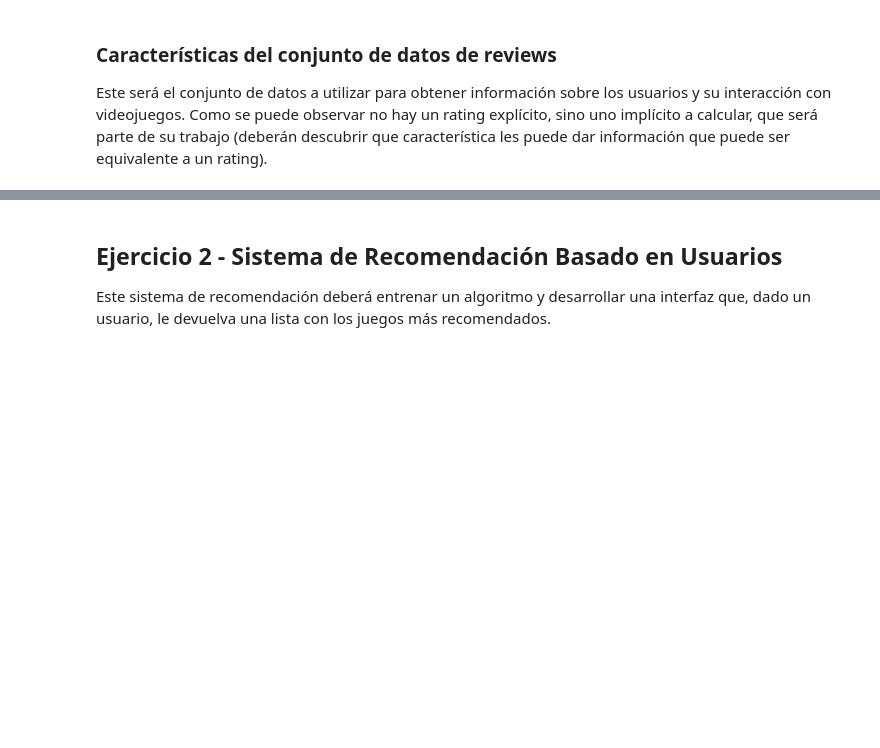
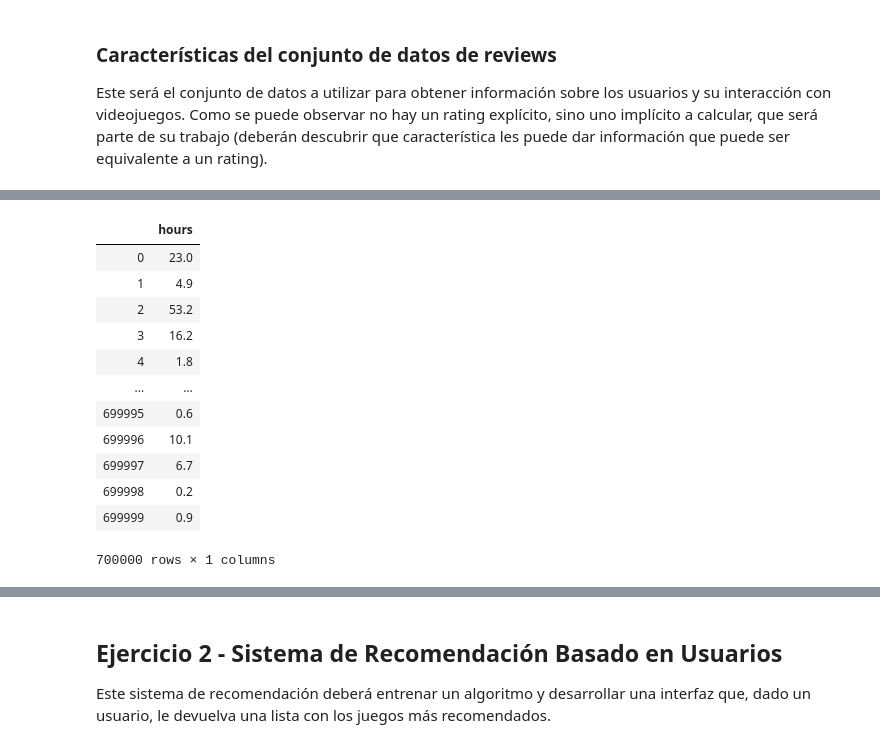
Before and after one commit to cnoeliachaves/diplodatos, a Jupyter notebook: SistemasDeRecomendacion/practico_2.ipynb, the cells around one changed output, grey strips where cells are left out. Drawn from its saved outputs; the diff is of its cells as text; code cells hidden in the pictures; blank space fills up the shorter version.

```diff
--- a/SistemasDeRecomendacion/practico_2.ipynb
+++ b/SistemasDeRecomendacion/practico_2.ipynb
@@ -140,0 +161,16 @@ reviews.head()
+# %%
+reviews[['hours']]
+# %% [output]
+|  | hours |
+| 0 | 23.0 |
+| 1 | 4.9 |
+| 2 | 53.2 |
+| 3 | 16.2 |
+| 4 | 1.8 |
+| ... | ... |
+| 699995 | 0.6 |
+| 699996 | 10.1 |
+| 699997 | 6.7 |
+| 699998 | 0.2 |
+| 699999 | 0.9 |
+700000 rows × 1 columns
```
Also changed, not shown: parts of 8 cells of this notebook.
